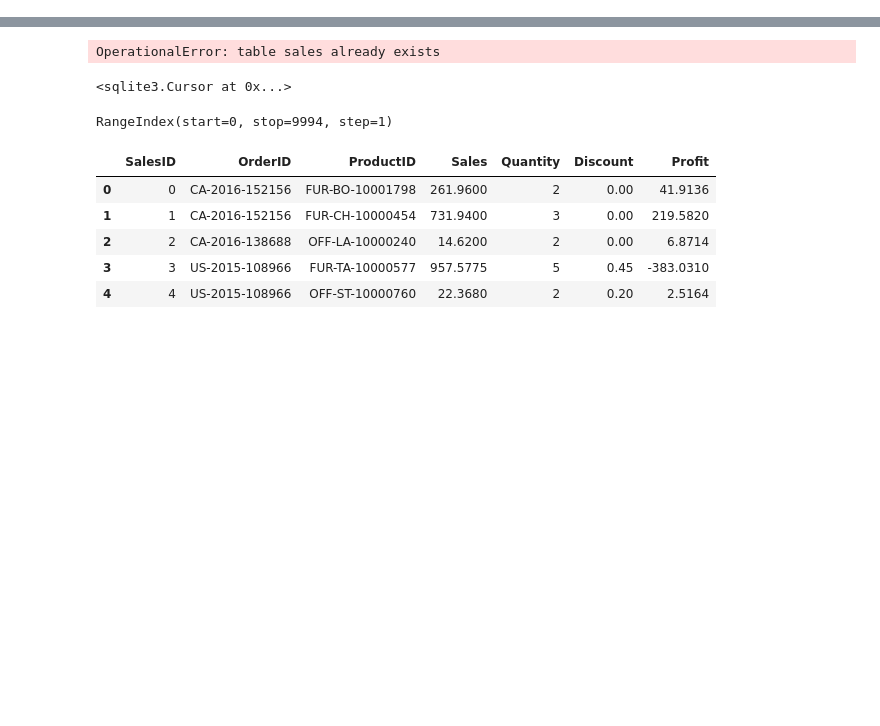
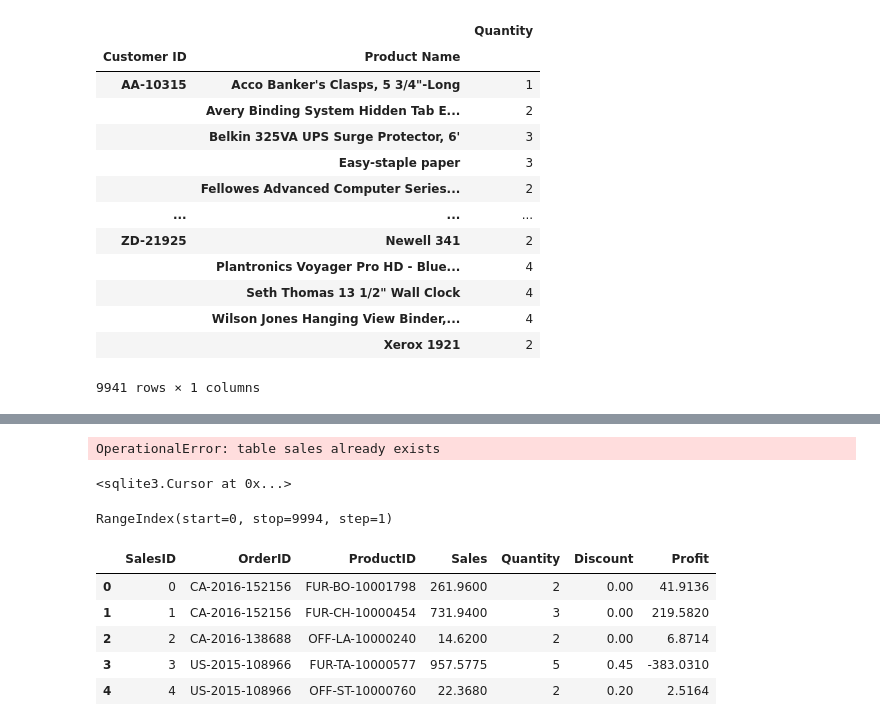
Before and after one commit to Rojhak/BI_analysis, a Jupyter notebook: bi_database.ipynb, the cells around one changed output, grey strips where cells are left out. Cells and saved outputs as stored; diff of their text form; code cells hidden in the pictures; blank space fills up the shorter version.

```diff
--- a/bi_database.ipynb
+++ b/bi_database.ipynb
@@ -12,3 +12,20 @@ conn = sqlite3.connect('superstore_database.db')
 cursor = conn.cursor()
 # %%
 db = pd.read_csv("Sample-Superstore.csv", encoding='latin1')
+# %%
+db.groupby(["Customer ID","Product Name"]).agg({"Quantity":"sum"})
+# %% [output]
+|  |  | Quantity |
+| Customer ID | Product Name |  |
+| AA-10315 | Acco Banker's Clasps, 5 3/4"-Long | 1 |
+|  | Avery Binding System Hidden Tab E... | 2 |
+|  | Belkin 325VA UPS Surge Protector, 6' | 3 |
+|  | Easy-staple paper | 3 |
+|  | Fellowes Advanced Computer Series... | 2 |
+| ... | ... | ... |
+| ZD-21925 | Newell 341 | 2 |
+|  | Plantronics Voyager Pro HD - Blue... | 4 |
+|  | Seth Thomas 13 1/2" Wall Clock | 4 |
+|  | Wilson Jones Hanging View Binder,... | 4 |
+|  | Xerox 1921 | 2 |
+9941 rows × 1 columns
```
Also changed, not shown: parts of 2 cells of this notebook, 1 other file.
